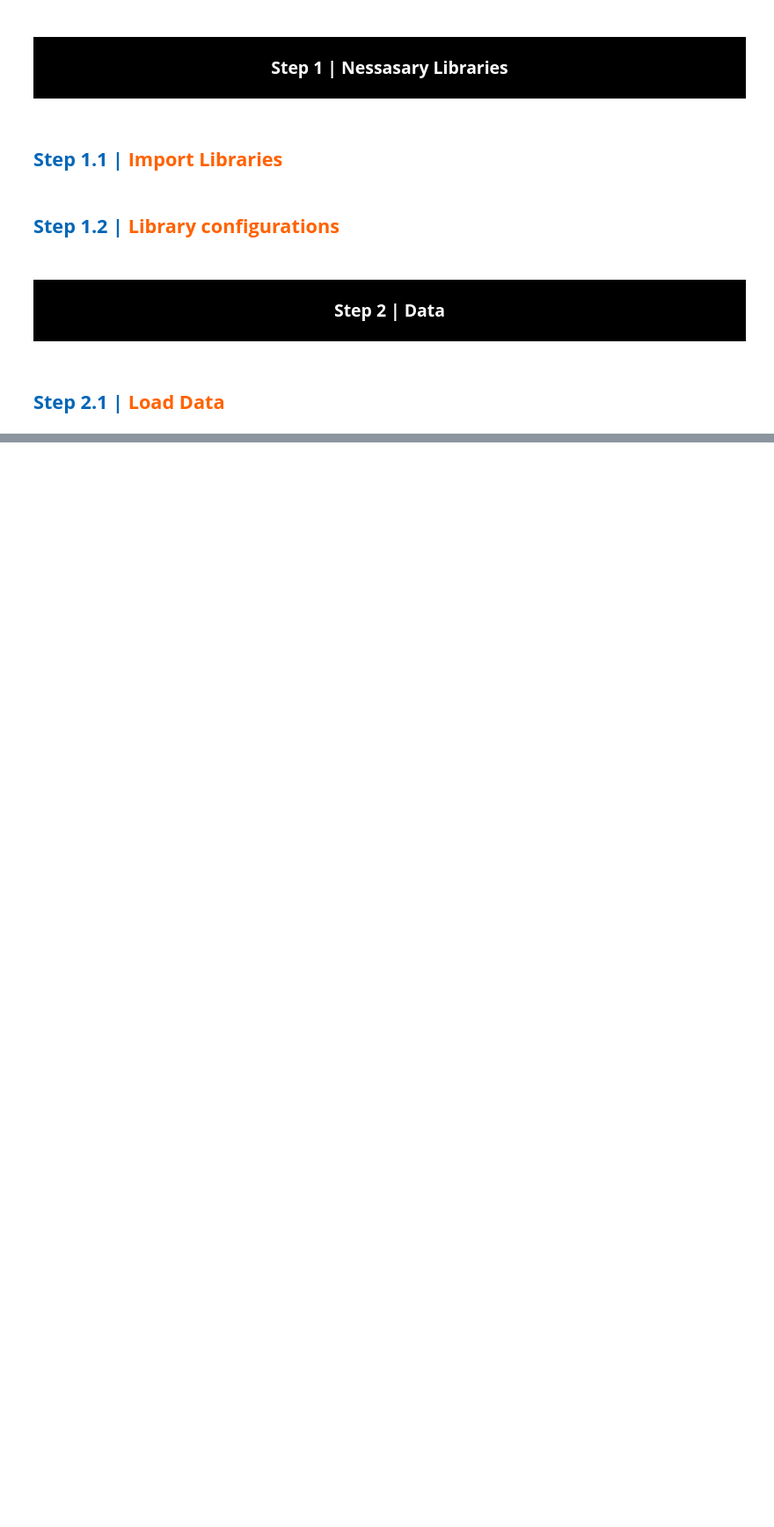
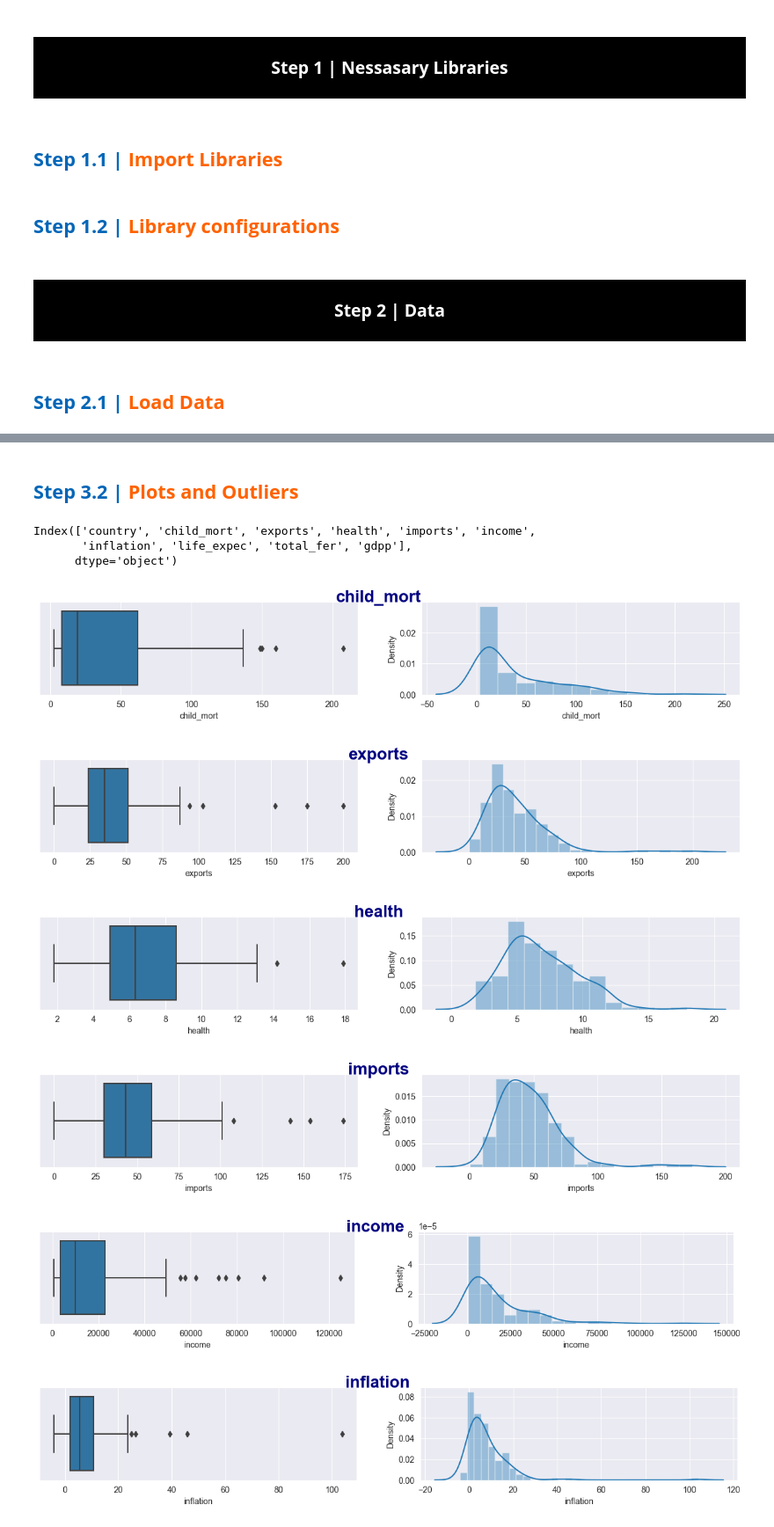
Before and after one commit to NimaPourmoradi/PCA_Country_Data_Version2, a Jupyter notebook: Country_data_Version2.ipynb, the cells around one changed output, grey strips where cells are left out. Shown at 88% size. Drawn from its saved outputs; the diff is of its cells as text; code cells hidden in the pictures; blank space fills up the shorter version.

Commit message:
Plots
+ Plot & Outliers
    - Boxplot
    - Distplot
    - Heatmap

```diff
--- a/Country_data_Version2.ipynb
+++ b/Country_data_Version2.ipynb
@@ -62,3 +60,6 @@ warnings.filterwarnings('ignore') # Ignore warnings
 # %% [markdown]
 <a id="load_data"></a>
 <h2><b><span style="color:#0266b7">Step 2.1 | </span><span style="color:#ff6200">Load Data</span></b></h2>
+# %%
+data = pd.read_csv('Country_data.csv')
+data.info()
@@ -64,0 +109,25 @@ warnings.filterwarnings('ignore') # Ignore warnings
+# %% [markdown]
+<a id="plot"></a>
+<h2><b><span style="color:#0266b7">Step 3.2 | </span><span style="color:#ff6200"> Plots and Outliers</span></b></h2>
+# %%
+colmns = data.columns
+colmns
+# %% [output]
+Index(['country', 'child_mort', 'exports', 'health', 'imports', 'income',
+       'inflation', 'life_expec', 'total_fer', 'gdpp'],
+      dtype='object')
+# %%
+for i in range(1, 10) :
+    fig, ax = plt.subplots(1, 2, figsize=(15, 2))
+    plt.suptitle(colmns[i], fontsize=20, fontweight='bold', color='navy')
+    # Left Plot
+    sns.boxplot(x=colmns[i], data=data, ax=ax[0])
+    # Right Plot
+    sns.distplot(data[colmns[i]], ax=ax[1])
+# %% [output]
+[figure, added]
+[figure, added]
+[figure, added]
+[figure, added]
+[figure, added]
+[figure, added]
```
Also changed, not shown: parts of 9 cells of this notebook.
